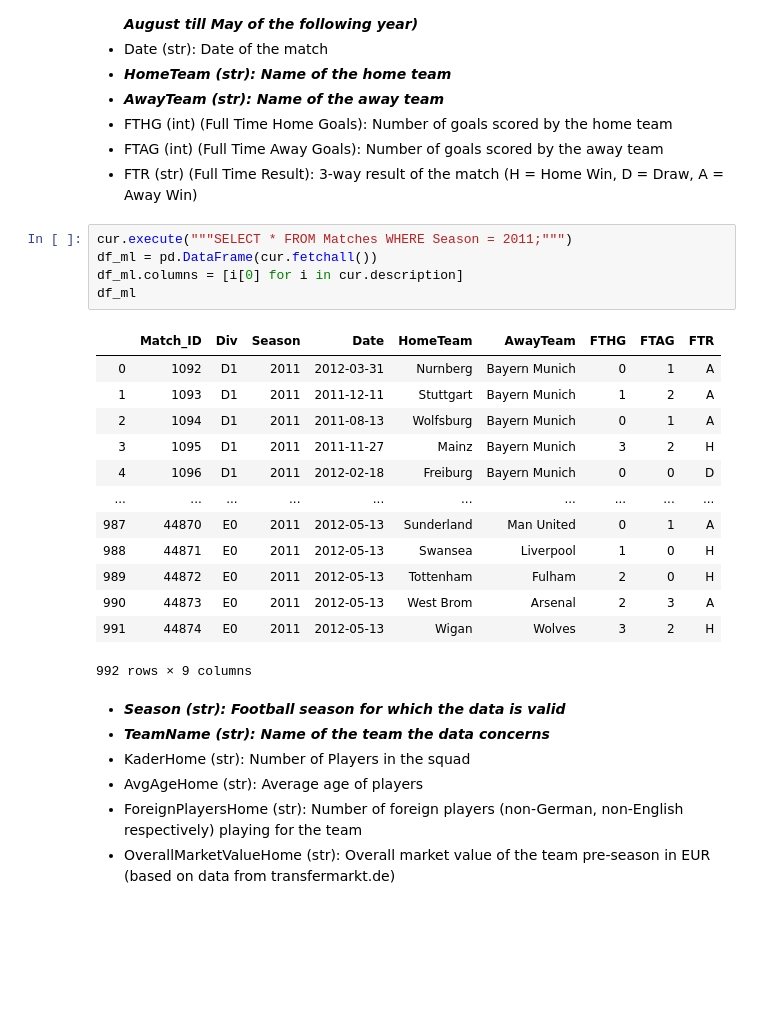
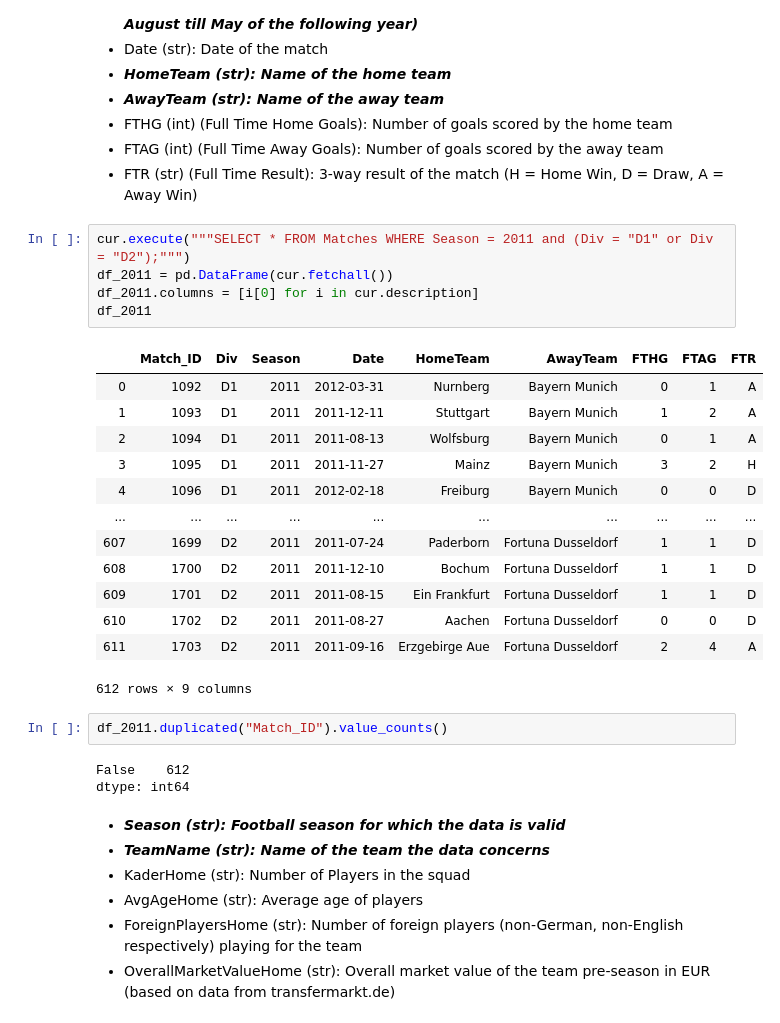
Before and after one commit to valmadrid/london-ds-100719-M2-project-template, a Jupyter notebook: valmadrid.ipynb, the cells around one changed output. Drawn from its saved outputs; the diff is of its cells as text; blank space fills up the shorter version.

```diff
--- a/valmadrid.ipynb
+++ b/valmadrid.ipynb
@@ -48,24 +79,29 @@ db
 * FTAG (int) (Full Time Away Goals): Number of goals scored by the away team
 * FTR (str) (Full Time Result): 3-way result of the match (H = Home Win, D = Draw, A = Away Win)
 # %%
-cur.execute("""SELECT * FROM Matches WHERE Season = 2011;""")
-df_ml = pd.DataFrame(cur.fetchall())
-df_ml.columns = [i[0] for i in cur.description]
-df_ml
+cur.execute("""SELECT * FROM Matches WHERE Season = 2011 and (Div = "D1" or Div = "D2");""")
+df_2011 = pd.DataFrame(cur.fetchall())
+df_2011.columns = [i[0] for i in cur.description]
+df_2011
 # %% [output]
 |  | Match_ID | Div | Season | Date | HomeTeam | AwayTeam | FTHG | FTAG | FTR |
 | 0 | 1092 | D1 | 2011 | 2012-03-31 | Nurnberg | Bayern Munich | 0 | 1 | A |
 | 1 | 1093 | D1 | 2011 | 2011-12-11 | Stuttgart | Bayern Munich | 1 | 2 | A |
 | 2 | 1094 | D1 | 2011 | 2011-08-13 | Wolfsburg | Bayern Munich | 0 | 1 | A |
 | 3 | 1095 | D1 | 2011 | 2011-11-27 | Mainz | Bayern Munich | 3 | 2 | H |
 | 4 | 1096 | D1 | 2011 | 2012-02-18 | Freiburg | Bayern Munich | 0 | 0 | D |
 | ... | ... | ... | ... | ... | ... | ... | ... | ... | ... |
-| 987 | 44870 | E0 | 2011 | 2012-05-13 | Sunderland | Man United | 0 | 1 | A |
-| 988 | 44871 | E0 | 2011 | 2012-05-13 | Swansea | Liverpool | 1 | 0 | H |
-| 989 | 44872 | E0 | 2011 | 2012-05-13 | Tottenham | Fulham | 2 | 0 | H |
-| 990 | 44873 | E0 | 2011 | 2012-05-13 | West Brom | Arsenal | 2 | 3 | A |
-| 991 | 44874 | E0 | 2011 | 2012-05-13 | Wigan | Wolves | 3 | 2 | H |
+| 607 | 1699 | D2 | 2011 | 2011-07-24 | Paderborn | Fortuna Dusseldorf | 1 | 1 | D |
+| 608 | 1700 | D2 | 2011 | 2011-12-10 | Bochum | Fortuna Dusseldorf | 1 | 1 | D |
+| 609 | 1701 | D2 | 2011 | 2011-08-15 | Ein Frankfurt | Fortuna Dusseldorf | 1 | 1 | D |
+| 610 | 1702 | D2 | 2011 | 2011-08-27 | Aachen | Fortuna Dusseldorf | 0 | 0 | D |
+| 611 | 1703 | D2 | 2011 | 2011-09-16 | Erzgebirge Aue | Fortuna Dusseldorf | 2 | 4 | A |
-992 rows × 9 columns
+612 rows × 9 columns
+# %%
+df_2011.duplicated("Match_ID").value_counts()
+# %% [output]
+False    612
+dtype: int64
 # %% [markdown]
 * ***Season (str): Football season for which the data is valid***
 * ***TeamName (str): Name of the team the data concerns***
```
Also changed, not shown: parts of 30 cells of this notebook, 2 other files.
